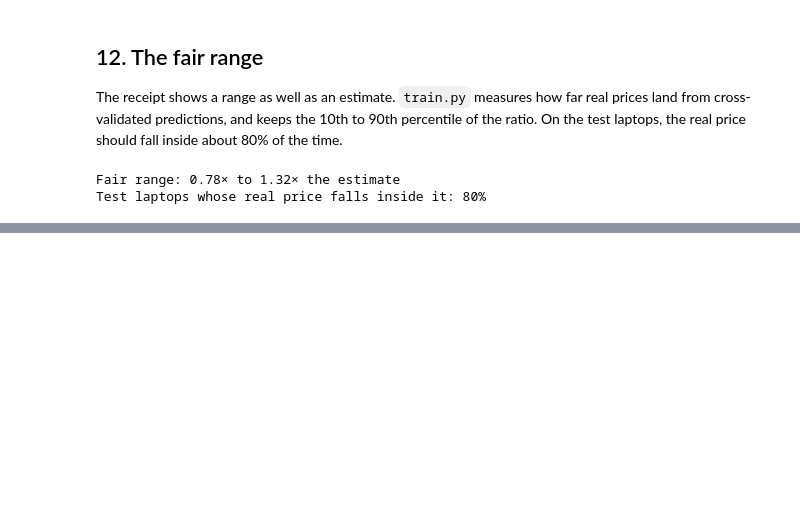
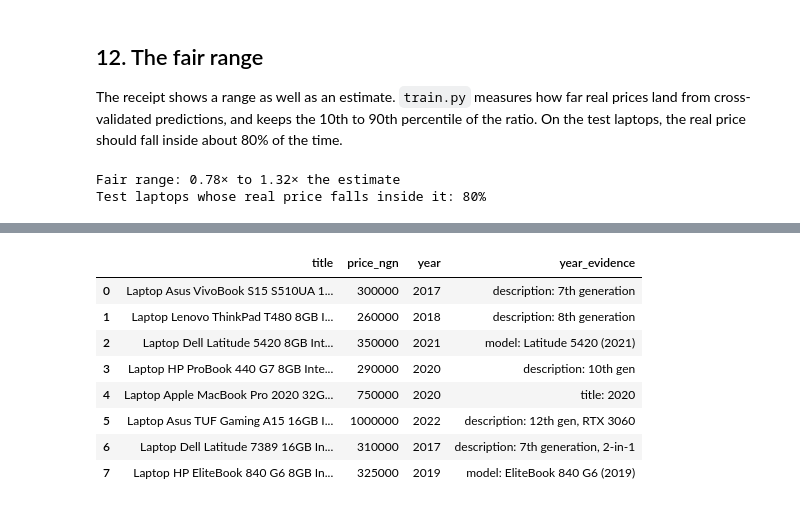
Before and after one commit to iamelio/used-laptop-price-estimator, a Jupyter notebook: notebooks/laptop_price_model.ipynb, the cells around one changed output, grey strips where cells are left out. Saved outputs shown, nothing was run; the diff lists cells and outputs as text; code cells hidden in the pictures; blank space fills up the shorter version.

```diff
--- a/notebooks/laptop_price_model.ipynb
+++ b/notebooks/laptop_price_model.ipynb
@@ -567,0 +577,15 @@ Test laptops whose real price falls inside it: 80%
+# %%
+import calibrate
+
+listings = calibrate.load_listings()
+listings[["title", "price_ngn", "year", "year_evidence"]].head(8)
+# %% [output]
+|  | title | price_ngn | year | year_evidence |
+| 0 | Laptop Asus VivoBook S15 S510UA 1... | 300000 | 2017 | description: 7th generation |
+| 1 | Laptop Lenovo ThinkPad T480 8GB I... | 260000 | 2018 | description: 8th generation |
+| 2 | Laptop Dell Latitude 5420 8GB Int... | 350000 | 2021 | model: Latitude 5420 (2021) |
+| 3 | Laptop HP ProBook 440 G7 8GB Inte... | 290000 | 2020 | description: 10th gen |
+| 4 | Laptop Apple MacBook Pro 2020 32G... | 750000 | 2020 | title: 2020 |
+| 5 | Laptop Asus TUF Gaming A15 16GB I... | 1000000 | 2022 | description: 12th gen, RTX 3060 |
+| 6 | Laptop Dell Latitude 7389 16GB In... | 310000 | 2017 | description: 7th generation, 2-in-1 |
+| 7 | Laptop HP EliteBook 840 G6 8GB In... | 325000 | 2019 | model: EliteBook 840 G6 (2019) |
```
Also changed, not shown: parts of 14 cells of this notebook, 5 other files.
